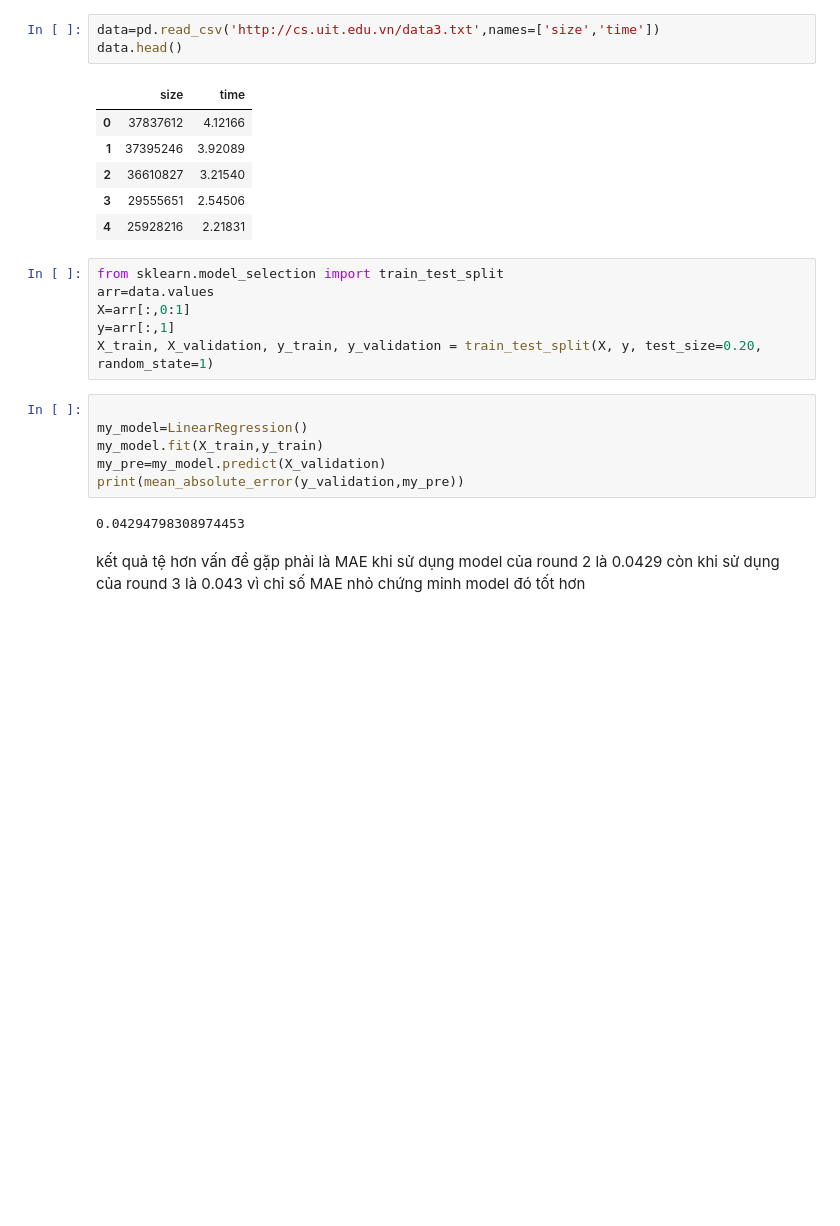
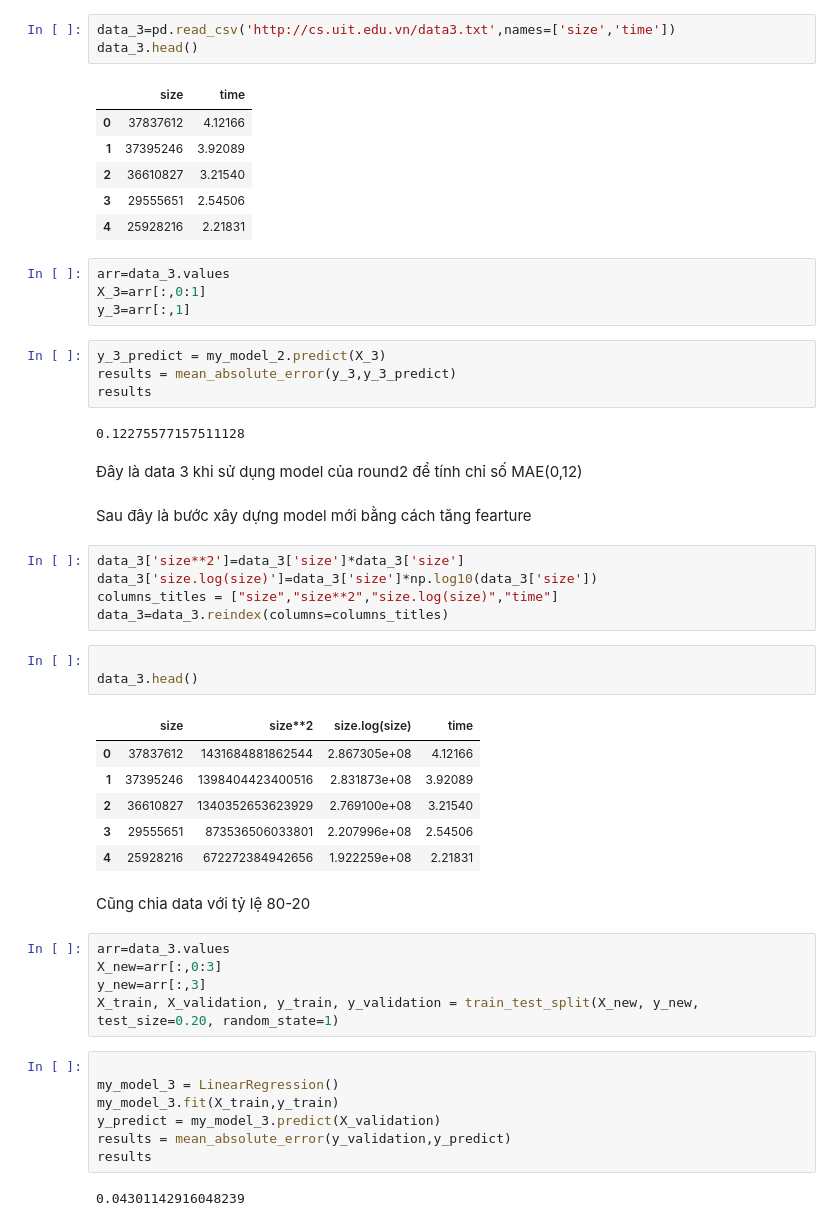
Before and after one commit to huavanson/CS114.K21, a Jupyter notebook: time_size_round_3.ipynb, the cells around one changed output. Saved outputs shown, nothing was run; the diff lists cells and outputs as text; blank space fills up the shorter version.

```diff
--- a/time_size_round_3.ipynb
+++ b/time_size_round_3.ipynb
@@ -116,6 +109,6 @@ print(my_pre)
 # %%
-data=pd.read_csv('http://cs.uit.edu.vn/data3.txt',names=['size','time'])
-data.head()
+data_3=pd.read_csv('http://cs.uit.edu.vn/data3.txt',names=['size','time'])
+data_3.head()
 # %% [output]
 |  | size | time |
 | 0 | 37837612 | 4.12166 |
@@ -123,21 +116,48 @@ data.head()
 | 2 | 36610827 | 3.21540 |
 | 3 | 29555651 | 2.54506 |
 | 4 | 25928216 | 2.21831 |
+# %%
+arr=data_3.values
+X_3=arr[:,0:1]
+y_3=arr[:,1]
+# %%
+y_3_predict = my_model_2.predict(X_3)
+results = mean_absolute_error(y_3,y_3_predict)
+results
+# %% [output]
+0.12275577157511128
+# %% [markdown]
+Đây là data 3 khi sử dụng model của round2 để tính chỉ số MAE(0,12)
+# %% [markdown]
+Sau đây là bước xây dựng model mới bằng cách tăng fearture
+# %%
+data_3['size**2']=data_3['size']*data_3['size']
+data_3['size.log(size)']=data_3['size']*np.log10(data_3['size'])
+columns_titles = ["size","size**2","size.log(size)","time"]
+data_3=data_3.reindex(columns=columns_titles)
+# %%
+
+data_3.head()
+# %% [output]
+|  | size | size**2 | size.log(size) | time |
+| 0 | 37837612 | 1431684881862544 | 2.867305e+08 | 4.12166 |
+| 1 | 37395246 | 1398404423400516 | 2.831873e+08 | 3.92089 |
+| 2 | 36610827 | 1340352653623929 | 2.769100e+08 | 3.21540 |
+| 3 | 29555651 | 873536506033801 | 2.207996e+08 | 2.54506 |
+| 4 | 25928216 | 672272384942656 | 1.922259e+08 | 2.21831 |
+# %% [markdown]
+Cũng chia data với tỷ lệ 80-20
 # %%
-from sklearn.model_selection import train_test_split
-arr=data.values
-X=arr[:,0:1]
-y=arr[:,1]
-X_train, X_validation, y_train, y_validation = train_test_split(X, y, test_size=0.20, random_state=1)
+arr=data_3.values
+X_new=arr[:,0:3]
+y_new=arr[:,3]
+X_train, X_validation, y_train, y_validation = train_test_split(X_new, y_new, test_size=0.20, random_state=1)
 # %%
 
-my_model=LinearRegression()
-my_model.fit(X_train,y_train)
-my_pre=my_model.predict(X_validation)
-print(mean_absolute_error(y_validation,my_pre))
+my_model_3 = LinearRegression()
+my_model_3.fit(X_train,y_train)
+y_predict = my_model_3.predict(X_validation)
+results = mean_absolute_error(y_validation,y_predict)
+results
 # %% [output]
-0.04294798308974453
+0.04301142916048239
-# %% [markdown]
- kết quả tệ hơn
- vấn đề gặp phải là MAE khi sử dụng model của round 2 là 0.0429 còn khi sử dụng của round 3 là 0.043
-vì chỉ số MAE nhỏ chứng minh model đó tốt hơn
```
Also changed, not shown: parts of 21 cells of this notebook.
